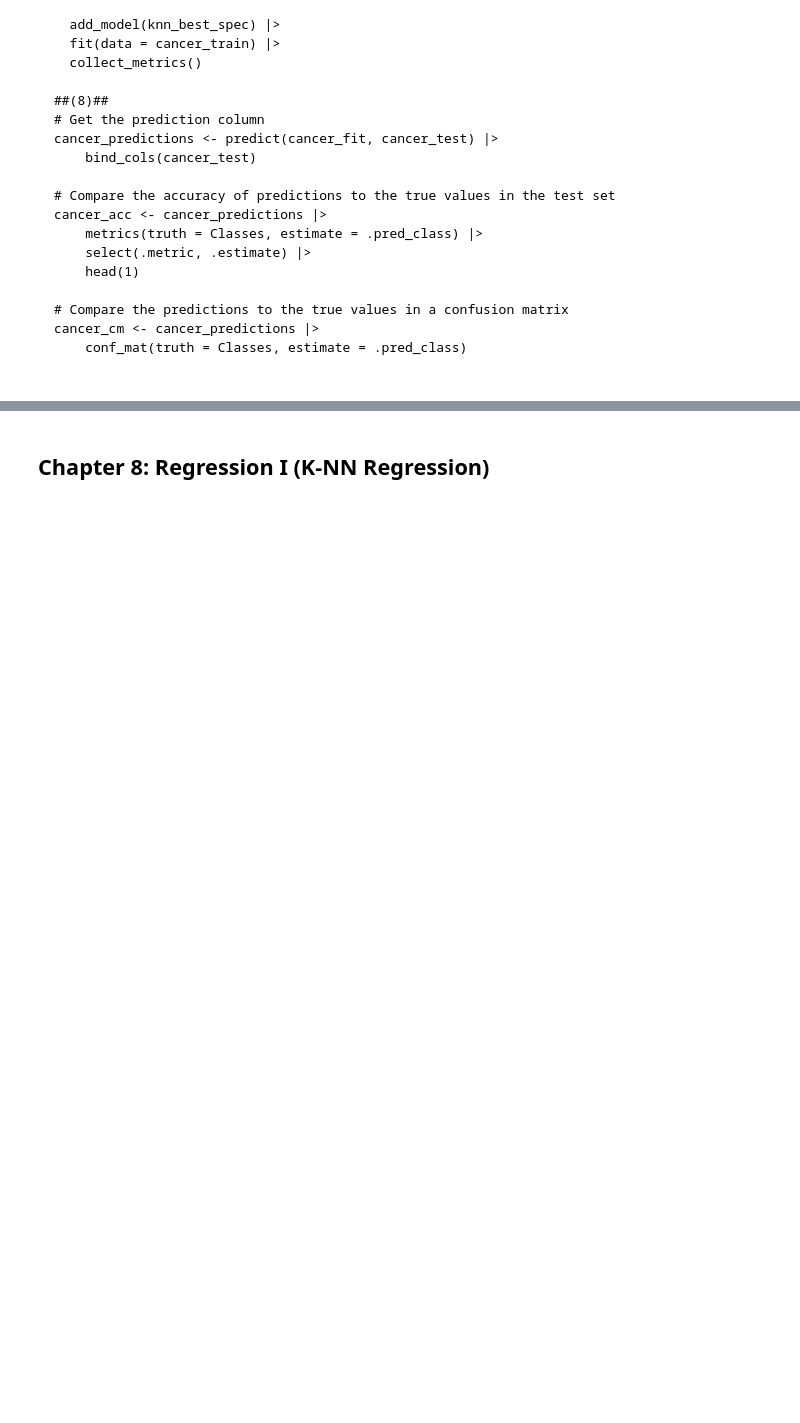
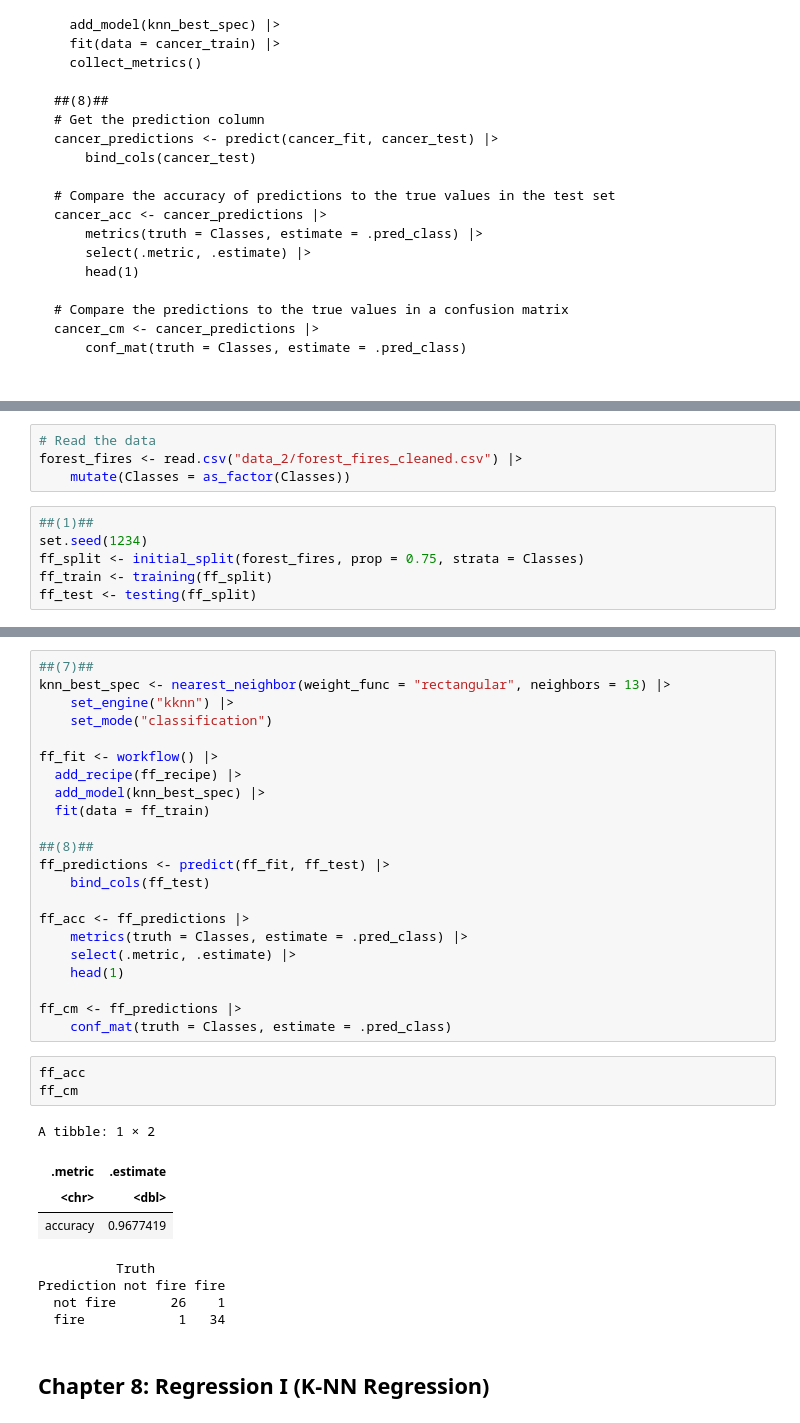
Before and after one commit to omertahi/DSCI100_Review_Session, a Jupyter notebook: Review Session 2.ipynb, the cells around one changed output, grey strips where cells are left out. Cells and saved outputs as stored; diff of their text form; blank space fills up the shorter version.

```diff
--- a/Review Session 2.ipynb
+++ b/Review Session 2.ipynb
@@ -677,0 +691,10 @@ cancer_cm <- cancer_predictions |>
+# %%
+# Read the data
+forest_fires <- read.csv("data_2/forest_fires_cleaned.csv") |>
+    mutate(Classes = as_factor(Classes))
+# %%
+##(1)##
+set.seed(1234)
+ff_split <- initial_split(forest_fires, prop = 0.75, strata = Classes)
+ff_train <- training(ff_split)
+ff_test <- testing(ff_split)
@@ -678,3 +748,37 @@ cancer_cm <- cancer_predictions |>
+# %%
+##(7)##
+knn_best_spec <- nearest_neighbor(weight_func = "rectangular", neighbors = 13) |>
+    set_engine("kknn") |>
+    set_mode("classification")
+
+ff_fit <- workflow() |>
+  add_recipe(ff_recipe) |>
+  add_model(knn_best_spec) |>
+  fit(data = ff_train)
+
+##(8)##
+ff_predictions <- predict(ff_fit, ff_test) |>
+    bind_cols(ff_test)
+
+ff_acc <- ff_predictions |>
+    metrics(truth = Classes, estimate = .pred_class) |>
+    select(.metric, .estimate) |>
+    head(1)
+
+ff_cm <- ff_predictions |>
+    conf_mat(truth = Classes, estimate = .pred_class)
+# %%
+ff_acc
+ff_cm
+# %% [output]
+A tibble: 1 × 2
+| .metric | .estimate |
+| <chr> | <dbl> |
+| accuracy | 0.9677419 |
+          Truth
+Prediction not fire fire
+  not fire       26    1
+  fire            1   34
 # %% [markdown]
 ## Chapter 8: Regression I (K-NN Regression)
 # %% [markdown]
```
Also changed, not shown: parts of 5 cells of this notebook, 1 other file.
